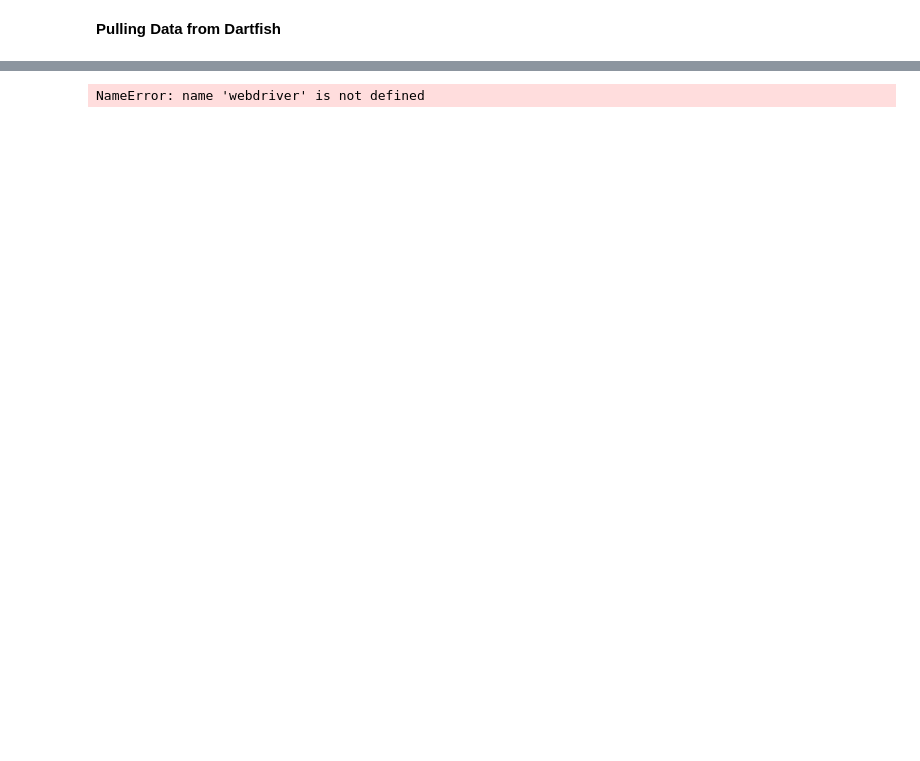
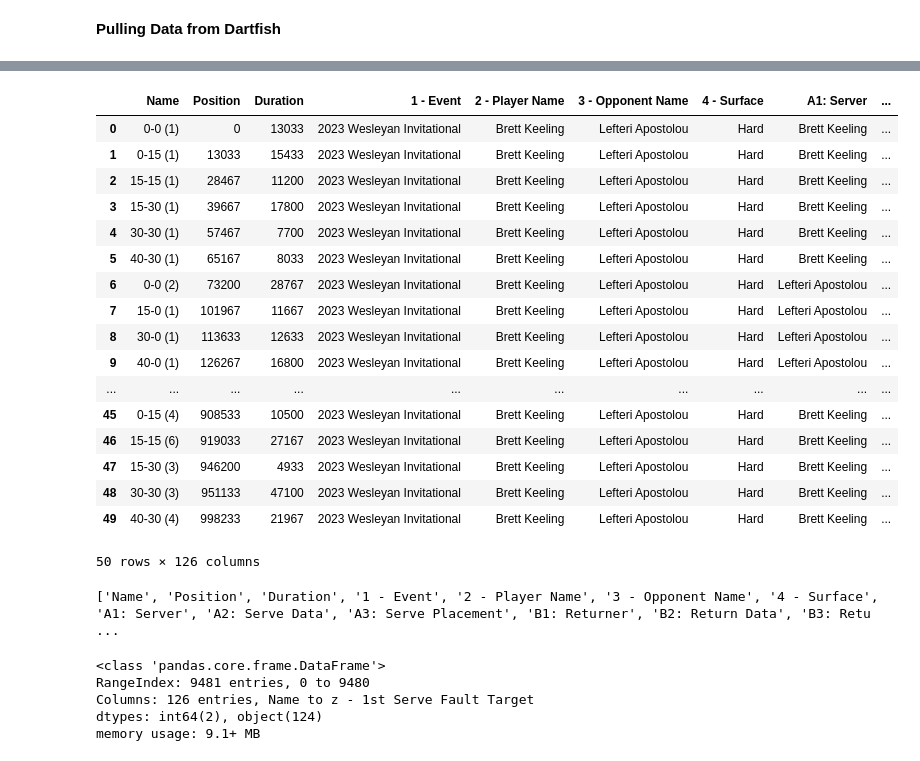
Before and after one commit to LMK08/Wesleyan-Tennis-Analytics, a Jupyter notebook: Pulling+combining_data.ipynb, the cells around one changed output, grey strips where cells are left out. Saved outputs shown, nothing was run; the diff lists cells and outputs as text; code cells hidden in the pictures; blank space fills up the shorter version.

```diff
--- a/Pulling+combining_data.ipynb
+++ b/Pulling+combining_data.ipynb
@@ -175,20 +156,53 @@ IndexError: list index out of range
-# %%
-import boto3
-
-# Initialize a boto3 client
-s3_client = boto3.client('s3')
-
-bucket_name = 'collegetennismatchdata'  # Your S3 bucket name
-
-s3_key = 'Initial_dataset/combined_data.csv'  # Path within the bucket, including the folder and file name
-
-
-# Convert the DataFrame to CSV format and upload directly to S3
-from io import StringIO
-csv_buffer = StringIO()
-combined_df.to_csv(csv_buffer, index=False)
-
-# Upload the CSV data to S3
-s3_client.put_object(Bucket=bucket_name, Key=s3_key, Body=csv_buffer.getvalue())
-# %% [output]
-NameError: name 'webdriver' is not defined
+# %%
+import pandas as pd
+import os
+
+# List all CSV files in the download directory
+csv_files = [f for f in os.listdir(download_folder) if f.endswith('.csv') and '(1)' not in f]
+
+# Initialize an empty list to store DataFrames
+dfs = []
+
+# Iterate over CSV files, read each into a DataFrame, and append to the list
+for file in csv_files:
+    df = pd.read_csv(os.path.join(download_folder, file))
+    dfs.append(df)
+
+# Combine all DataFrames into a single DataFrame
+combined_df = pd.concat(dfs, ignore_index=True)
+
+# Optionally, save the combined DataFrame to a CSV file (for verification or local use)
+combined_df.to_csv('/Users/lkimball/Desktop/Wesleyan_Tennis_Analytics/combined_file.csv', index=False)
+# %%
+combined_df.head(50)
+# %% [output]
+|  | Name | Position | Duration | 1 - Event | 2 - Player Name | 3 - Opponent Name | 4 - Surface | A1: Server | ... |
+| 0 | 0-0 (1) | 0 | 13033 | 2023 Wesleyan Invitational | Brett Keeling | Lefteri Apostolou | Hard | Brett Keeling | ... |
+| 1 | 0-15 (1) | 13033 | 15433 | 2023 Wesleyan Invitational | Brett Keeling | Lefteri Apostolou | Hard | Brett Keeling | ... |
+| 2 | 15-15 (1) | 28467 | 11200 | 2023 Wesleyan Invitational | Brett Keeling | Lefteri Apostolou | Hard | Brett Keeling | ... |
+| 3 | 15-30 (1) | 39667 | 17800 | 2023 Wesleyan Invitational | Brett Keeling | Lefteri Apostolou | Hard | Brett Keeling | ... |
+| 4 | 30-30 (1) | 57467 | 7700 | 2023 Wesleyan Invitational | Brett Keeling | Lefteri Apostolou | Hard | Brett Keeling | ... |
+| 5 | 40-30 (1) | 65167 | 8033 | 2023 Wesleyan Invitational | Brett Keeling | Lefteri Apostolou | Hard | Brett Keeling | ... |
+| 6 | 0-0 (2) | 73200 | 28767 | 2023 Wesleyan Invitational | Brett Keeling | Lefteri Apostolou | Hard | Lefteri Apostolou | ... |
+| 7 | 15-0 (1) | 101967 | 11667 | 2023 Wesleyan Invitational | Brett Keeling | Lefteri Apostolou | Hard | Lefteri Apostolou | ... |
+| 8 | 30-0 (1) | 113633 | 12633 | 2023 Wesleyan Invitational | Brett Keeling | Lefteri Apostolou | Hard | Lefteri Apostolou | ... |
+| 9 | 40-0 (1) | 126267 | 16800 | 2023 Wesleyan Invitational | Brett Keeling | Lefteri Apostolou | Hard | Lefteri Apostolou | ... |
+| ... | ... | ... | ... | ... | ... | ... | ... | ... | ... |
+| 45 | 0-15 (4) | 908533 | 10500 | 2023 Wesleyan Invitational | Brett Keeling | Lefteri Apostolou | Hard | Brett Keeling | ... |
+| 46 | 15-15 (6) | 919033 | 27167 | 2023 Wesleyan Invitational | Brett Keeling | Lefteri Apostolou | Hard | Brett Keeling | ... |
+| 47 | 15-30 (3) | 946200 | 4933 | 2023 Wesleyan Invitational | Brett Keeling | Lefteri Apostolou | Hard | Brett Keeling | ... |
+| 48 | 30-30 (3) | 951133 | 47100 | 2023 Wesleyan Invitational | Brett Keeling | Lefteri Apostolou | Hard | Brett Keeling | ... |
+| 49 | 40-30 (4) | 998233 | 21967 | 2023 Wesleyan Invitational | Brett Keeling | Lefteri Apostolou | Hard | Brett Keeling | ... |
+50 rows × 126 columns
+# %%
+print(list(combined_df.columns))
+# %% [output]
+['Name', 'Position', 'Duration', '1 - Event', '2 - Player Name', '3 - Opponent Name', '4 - Surface', 'A1: Server', 'A2: Serve Data', 'A3: Serve Placement', 'B1: Returner', 'B2: Return Data', 'B3: Retu ...
+# %%
+combined_df.info()
+# %% [output]
+<class 'pandas.core.frame.DataFrame'>
+RangeIndex: 9481 entries, 0 to 9480
+Columns: 126 entries, Name to z - 1st Serve Fault Target
+dtypes: int64(2), object(124)
+memory usage: 9.1+ MB
```
Also changed, not shown: parts of 2 cells of this notebook, 6 other files.
